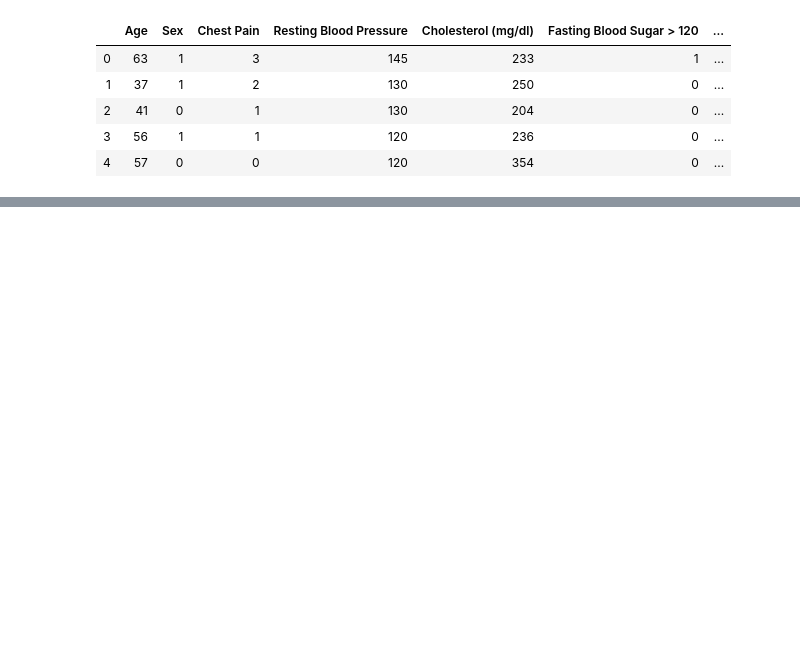
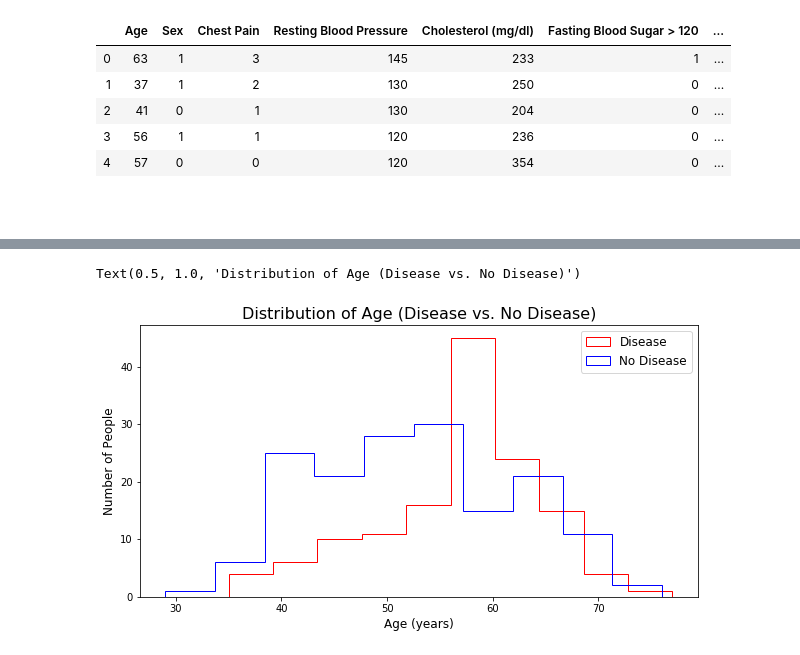
Before and after one commit to terrylashley/heart_project, a Jupyter notebook: heart_main.ipynb, the cells around one changed output, grey strips where cells are left out. Drawn from its saved outputs; the diff is of its cells as text; code cells hidden in the pictures; blank space fills up the shorter version.

```diff
--- a/heart_main.ipynb
+++ b/heart_main.ipynb
@@ -23,6 +23,8 @@ heart_data.head()
 | 2 | 41 | 0 | 1 | 130 | 204 | 0 | ... |
 | 3 | 56 | 1 | 1 | 120 | 236 | 0 | ... |
 | 4 | 57 | 0 | 0 | 120 | 354 | 0 | ... |
+# %% [markdown]
+#
 # %%
 #Replace numbers on 'Sex' column with its corresponding strings value
 heart_data['Sex']=heart_data['Sex'].replace(0, 'Female')
@@ -95,3 +97,18 @@ heart_data.head(50)
 | 47 | 47 | Male | Non-anginal pain | 138 | 257 | False | ... |
 | 49 | 53 | Female | Asymptomatic | 138 | 234 | False | ... |
 | 50 | 51 | Female | Non-anginal pain | 130 | 256 | False | ... |
+# %%
+disease_df = heart_data[heart_data['Target'] == 'Disease']
+no_disease_df = heart_data[heart_data['Target'] == 'No disease']
+disease_ages = disease_df['Age']
+no_disease_ages = no_disease_df['Age']
+plt.figure(figsize=(10,5))
+plt.hist(disease_ages, histtype = 'step', color='red')
+plt.hist(no_disease_ages, histtype = 'step', color='blue')
+plt.legend(['Disease', 'No Disease'], fontsize = 12)
+plt.xlabel('Age (years)', fontsize = 12)
+plt.ylabel('Number of People', fontsize = 12)
+plt.title('Distribution of Age (Disease vs. No Disease)', fontsize = 16)
+# %% [output]
+Text(0.5, 1.0, 'Distribution of Age (Disease vs. No Disease)')
+[figure, added]
```
Also changed, not shown: parts of 2 cells of this notebook.
